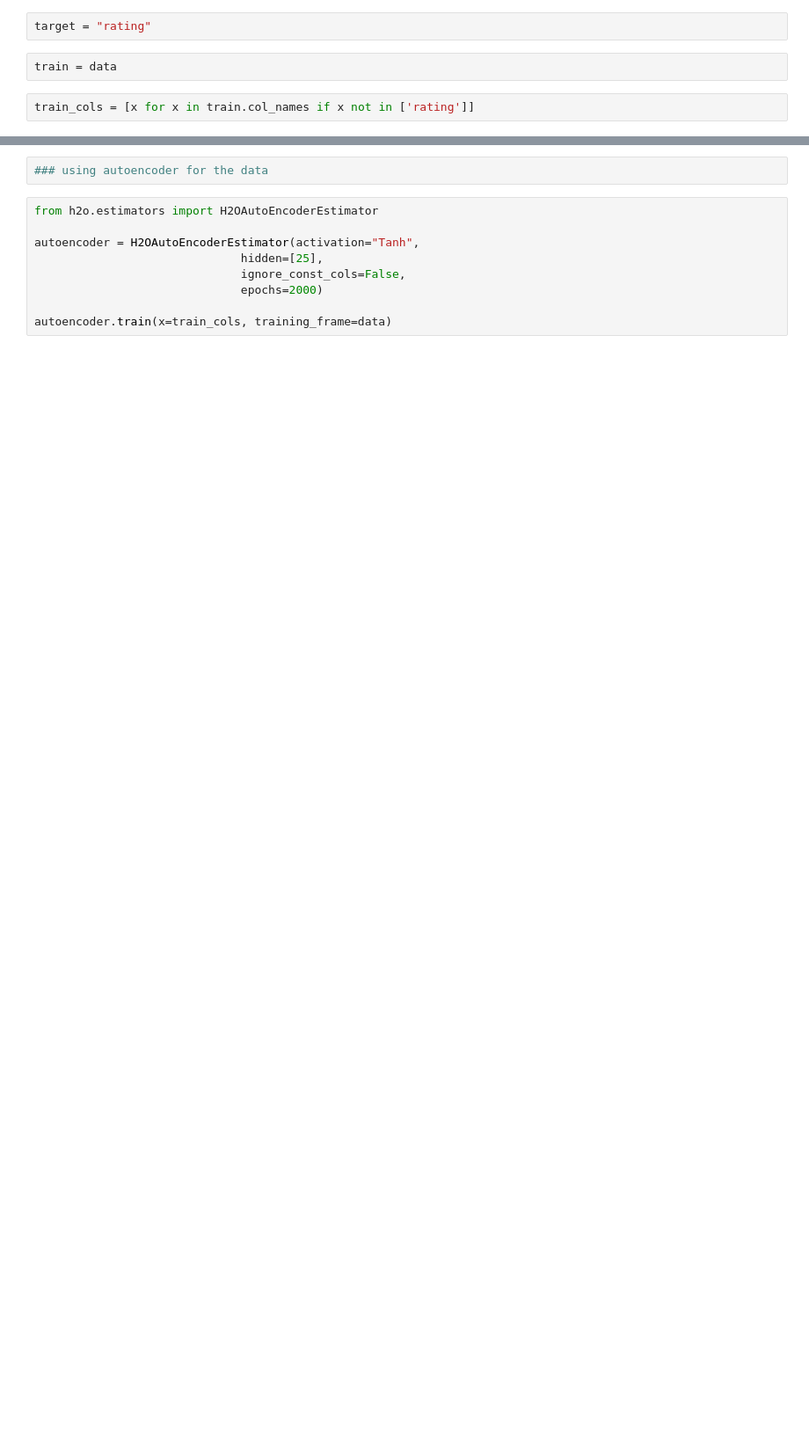
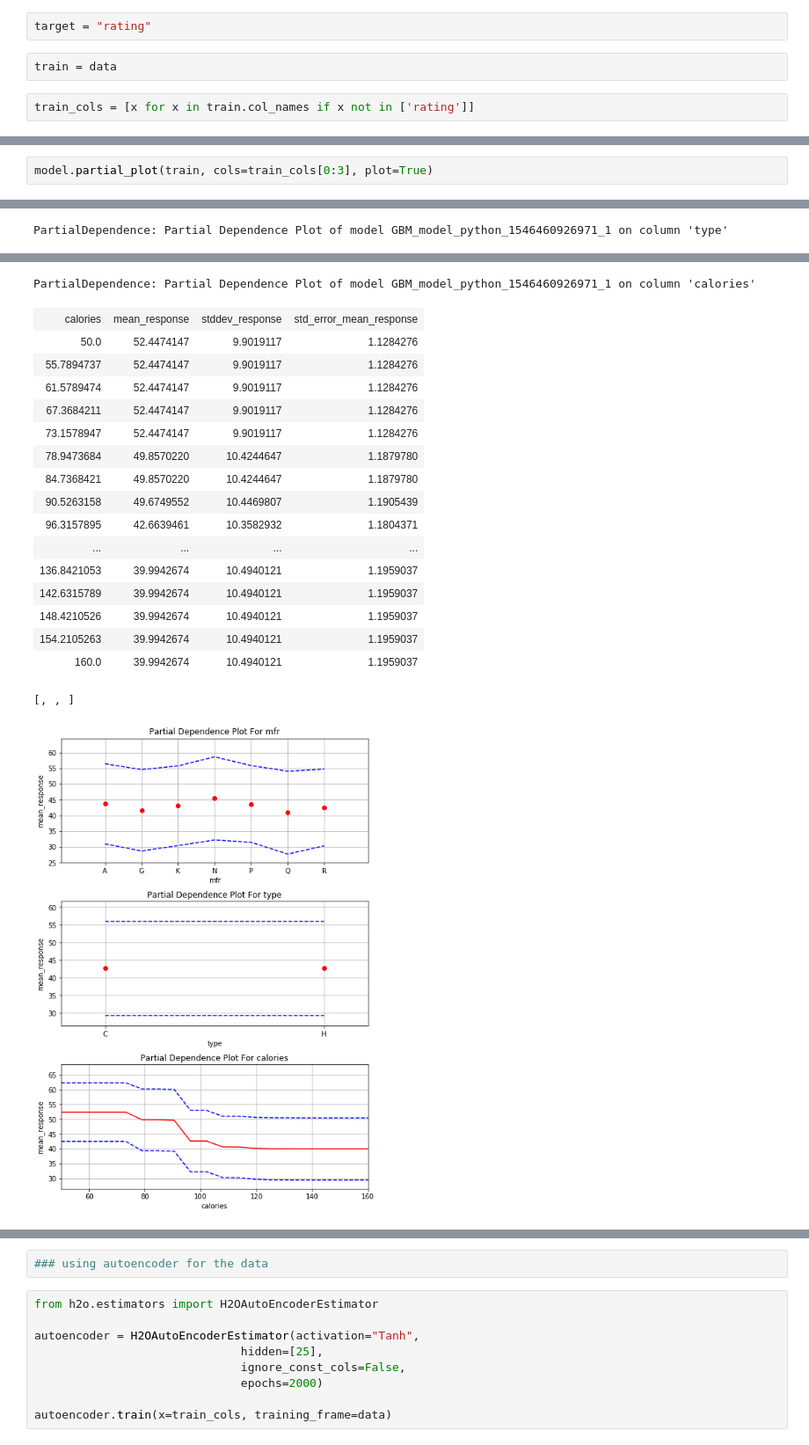
Before and after one commit to maravenag/kaggle, a Jupyter notebook: 80-cereal/h2o_cereal.ipynb, the cells around one changed output, grey strips where cells are left out. Shown at 88% size. Cells and saved outputs as stored; diff of their text form; blank space fills up the shorter version.

```diff
--- a/80-cereal/h2o_cereal.ipynb
+++ b/80-cereal/h2o_cereal.ipynb
@@ -143 +151,4 @@ Variable Importances:
 <bound method ModelBase.summary of >
+# %%
+model.partial_plot(train, cols=train_cols[0:3], plot=True)
+# %% [output]
@@ -143,0 +165 @@ Variable Importances:
+PartialDependence: Partial Dependence Plot of model GBM_model_python_1546460926971_1 on column 'type'
@@ -143,0 +169,19 @@ Variable Importances:
+PartialDependence: Partial Dependence Plot of model GBM_model_python_1546460926971_1 on column 'calories'
+| calories | mean_response | stddev_response | std_error_mean_response |
+| 50.0 | 52.4474147 | 9.9019117 | 1.1284276 |
+| 55.7894737 | 52.4474147 | 9.9019117 | 1.1284276 |
+| 61.5789474 | 52.4474147 | 9.9019117 | 1.1284276 |
+| 67.3684211 | 52.4474147 | 9.9019117 | 1.1284276 |
+| 73.1578947 | 52.4474147 | 9.9019117 | 1.1284276 |
+| 78.9473684 | 49.8570220 | 10.4244647 | 1.1879780 |
+| 84.7368421 | 49.8570220 | 10.4244647 | 1.1879780 |
+| 90.5263158 | 49.6749552 | 10.4469807 | 1.1905439 |
+| 96.3157895 | 42.6639461 | 10.3582932 | 1.1804371 |
+| ... | ... | ... | ... |
+| 136.8421053 | 39.9942674 | 10.4940121 | 1.1959037 |
+| 142.6315789 | 39.9942674 | 10.4940121 | 1.1959037 |
+| 148.4210526 | 39.9942674 | 10.4940121 | 1.1959037 |
+| 154.2105263 | 39.9942674 | 10.4940121 | 1.1959037 |
+| 160.0 | 39.9942674 | 10.4940121 | 1.1959037 |
+[, , ]
+[figure, added]
```
Also changed, not shown: parts of 9 cells of this notebook, 10 other files.
